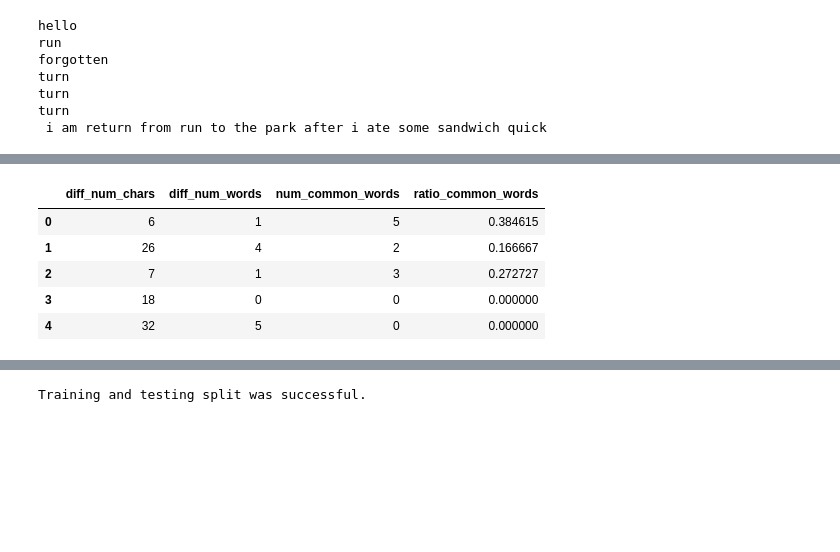
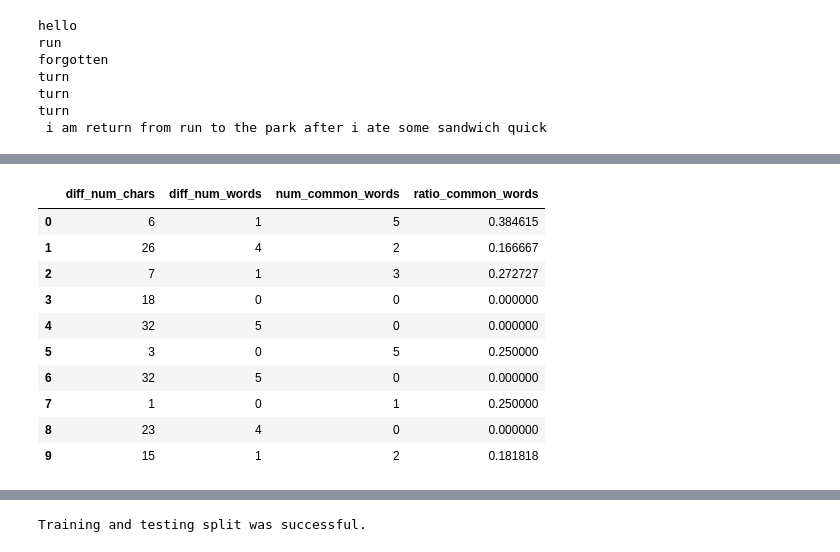
Before and after one commit to adammalpass/quora_duplicates, a Jupyter notebook: quora_duplicates.ipynb, the cells around one changed output, grey strips where cells are left out. Drawn from its saved outputs; the diff is of its cells as text; code cells hidden in the pictures; blank space fills up the shorter version.

```diff
--- a/quora_duplicates.ipynb
+++ b/quora_duplicates.ipynb
@@ -122,7 +133,7 @@ def to_lower_case(x):
     try:
         return x.lower()
     except:
-        return None
+        return ""
 # %%
 #Reference - http://www.nltk.org/howto/stem.html
 
@@ -139,7 +150,7 @@ def stem_words(x):
 
         return output[:-1]
     except: #for the case of NaN entries
-        return None
+        return ""
 # %%
 test_words = ["hello", "running", "forgotten", "turned", "turns", "turning"]
 
@@ -195,9 +216,9 @@ def diff_num_chars(x):
         len2 = len(x["question2"])
         return np.absolute(len1 - len2)
     except:
-        #print x["question1"]    #print unexpected output for debug
-        #print x["question2"]
-        return nan_penalty
+        print x["question1"]    #print unexpected output for debug
+        print x["question2"]
+        return 500 #penalty diff num chars
 # %%
 def diff_num_words(x):
     """Create new feature - return the absolute difference in length of both questions, in terms of total number of words"""
@@ -206,9 +227,9 @@ def diff_num_words(x):
         len2 = len(x["question2"].split())
         return np.absolute(len1 - len2)
     except:
-        #print x["question1"]   #print unexpected output for debug
-        #print x["question2"]
-        return nan_penalty
+        print x["question1"]   #print unexpected output for debug
+        print x["question2"]
+        return 100 #penalty diff num words
 # %%
 def num_common_words(x):
     """Create new feature - return the number of common words between both questions"""
@@ -239,17 +260,22 @@ def ratio_common_words(x):
 # %%
 features = pd.DataFrame()
 features["diff_num_chars"] = features_raw.apply(diff_num_chars, axis=1)
 features["diff_num_words"] = features_raw.apply(diff_num_words, axis=1)
 features["num_common_words"] = features_raw.apply(num_common_words, axis=1)
 features["ratio_common_words"] = features_raw.apply(ratio_common_words, axis=1)
-display(features.head())
+display(features.head(10))
 # %% [output]
 |  | diff_num_chars | diff_num_words | num_common_words | ratio_common_words |
 | 0 | 6 | 1 | 5 | 0.384615 |
 | 1 | 26 | 4 | 2 | 0.166667 |
 | 2 | 7 | 1 | 3 | 0.272727 |
 | 3 | 18 | 0 | 0 | 0.000000 |
 | 4 | 32 | 5 | 0 | 0.000000 |
+| 5 | 3 | 0 | 5 | 0.250000 |
+| 6 | 32 | 5 | 0 | 0.000000 |
+| 7 | 1 | 0 | 1 | 0.250000 |
+| 8 | 23 | 4 | 0 | 0.000000 |
+| 9 | 15 | 1 | 2 | 0.181818 |
 # %%
 from sklearn import preprocessing
 
```
Also changed, not shown: parts of 13 cells of this notebook.
